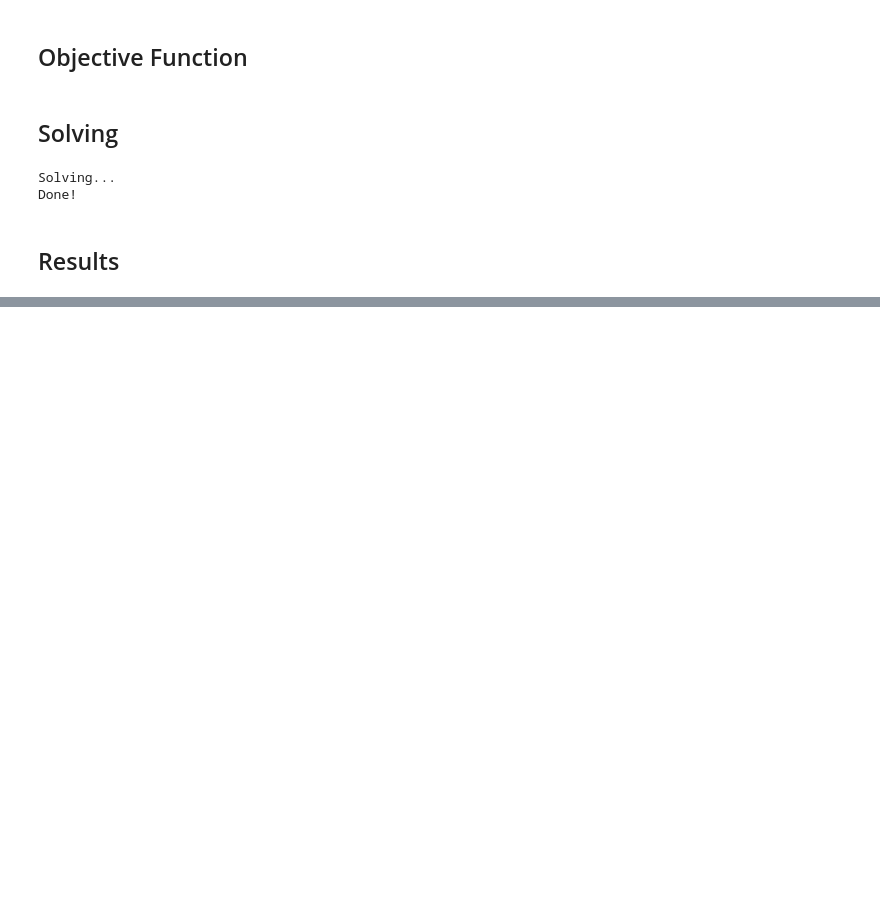
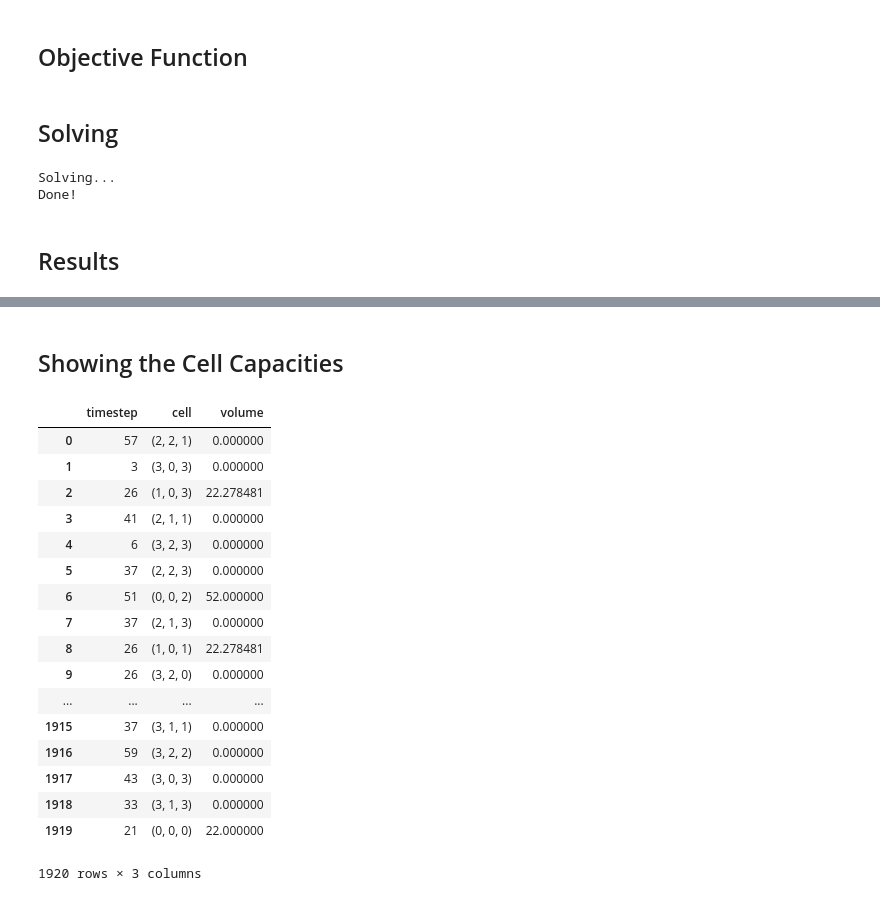
Before and after one commit to DEGABGED/linear_solver, a Jupyter notebook: CTM MILP Formulation.ipynb, the cells around one changed output, grey strips where cells are left out. Cells and saved outputs as stored; diff of their text form; code cells hidden in the pictures; blank space fills up the shorter version.

```diff
--- a/CTM MILP Formulation.ipynb
+++ b/CTM MILP Formulation.ipynb
@@ -200,8 +201,10 @@ pprint(J)
 # %%
 def M_mapping(i):
     if i in set_C_I:
-        return int(CELL_LENGTH / MEAN_CAR_LENGTH) * TURN_LANES[i[1]]
-    return int(CELL_LENGTH / MEAN_CAR_LENGTH) * APPROACH_LANES
+        return (CELL_LENGTH / MEAN_CAR_LENGTH) * TURN_LANES[i[1]]
+    elif i in set_C_O:
+        return float("inf")
+    return (CELL_LENGTH / MEAN_CAR_LENGTH) * APPROACH_LANES
 
 def F_mapping(i):
     if i in set_C_I:
@@ -595,0 +686,32 @@ dtype: object
+# %% [markdown]
+## Showing the Cell Capacities
+# %%
+df_x_raw = pd.DataFrame.from_dict(x_vars, orient="index",
+                                columns = ["variable_object"])
+
+df_x_raw.reset_index(inplace=True)
+df_x_raw["volume"] = df_x_raw["variable_object"].apply(lambda item: item.solution_value)
+df_x_raw['cell'] = df_x_raw['index'].apply(lambda x: x[0])
+df_x_raw['timestep'] = df_x_raw['index'].apply(lambda x: x[1])
+
+df_x = df_x_raw[['timestep', 'cell', 'volume']]
+df_x
+# %% [output]
+|  | timestep | cell | volume |
+| 0 | 57 | (2, 2, 1) | 0.000000 |
+| 1 | 3 | (3, 0, 3) | 0.000000 |
+| 2 | 26 | (1, 0, 3) | 22.278481 |
+| 3 | 41 | (2, 1, 1) | 0.000000 |
+| 4 | 6 | (3, 2, 3) | 0.000000 |
+| 5 | 37 | (2, 2, 3) | 0.000000 |
+| 6 | 51 | (0, 0, 2) | 52.000000 |
+| 7 | 37 | (2, 1, 3) | 0.000000 |
+| 8 | 26 | (1, 0, 1) | 22.278481 |
+| 9 | 26 | (3, 2, 0) | 0.000000 |
+| ... | ... | ... | ... |
+| 1915 | 37 | (3, 1, 1) | 0.000000 |
+| 1916 | 59 | (3, 2, 2) | 0.000000 |
+| 1917 | 43 | (3, 0, 3) | 0.000000 |
+| 1918 | 33 | (3, 1, 3) | 0.000000 |
+| 1919 | 21 | (0, 0, 0) | 22.000000 |
+1920 rows × 3 columns
```
Also changed, not shown: parts of 12 cells of this notebook, 2 other files.
